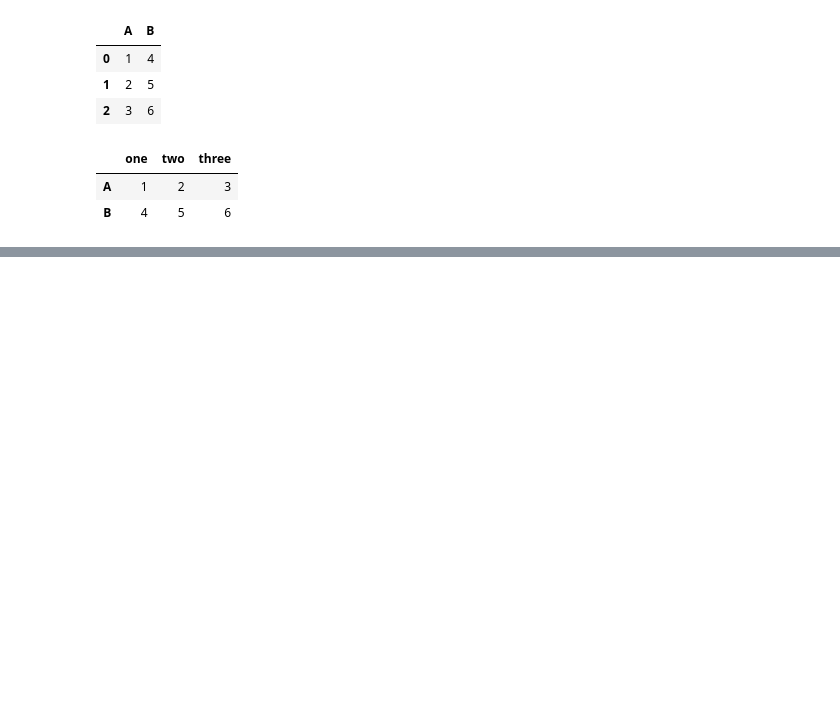
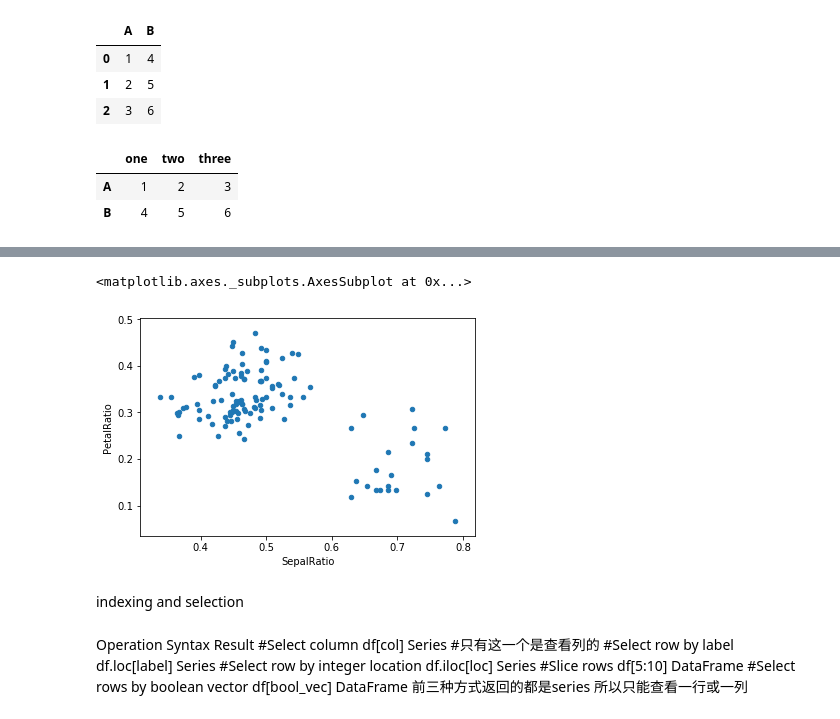
Before and after one commit to colorfulclouds/tensorflow2, a Jupyter notebook: pandas/intro_to_data_structure.ipynb, the cells around one changed output, grey strips where cells are left out. Drawn from its saved outputs; the diff is of its cells as text; code cells hidden in the pictures; blank space fills up the shorter version.

```diff
--- a/pandas/intro_to_data_structure.ipynb
+++ b/pandas/intro_to_data_structure.ipynb
@@ -393,0 +488,2 @@ pd.DataFrame.from_items([('A' , [1,2,3]) , ('B' , [4,5,6])] , orient='index' , c
+# %%
+iris = pd.read_csv('iris.data')
@@ -393,0 +538,8 @@ pd.DataFrame.from_items([('A' , [1,2,3]) , ('B' , [4,5,6])] , orient='index' , c
+# %%
+iris.query('SepalLength > 5').assign(SepalRatio = lambda x: x.SepalWidth/x.SepalLength ,
+                                    PetalRatio = lambda x: x.PetalWidth/x.PetalLength).plot(kind='scatter',
+                                                                                           x='SepalRatio',
+                                                                                           y='PetalRatio')
+# %% [output]
+<matplotlib.axes._subplots.AxesSubplot at 0x...>
+[figure, added]
@@ -393,0 +554,10 @@ pd.DataFrame.from_items([('A' , [1,2,3]) , ('B' , [4,5,6])] , orient='index' , c
+# %% [markdown]
+indexing and selection
+# %% [markdown]
+Operation	Syntax	Result
+#Select column	df[col]	Series #只有这一个是查看列的
+#Select row by label	df.loc[label]	Series
+#Select row by integer location	df.iloc[loc]	Series
+#Slice rows	df[5:10]	DataFrame
+#Select rows by boolean vector	df[bool_vec]	DataFrame
+前三种方式返回的都是series 所以只能查看一行或一列
```
Also changed, not shown: parts of 59 cells of this notebook, 1 other file.
